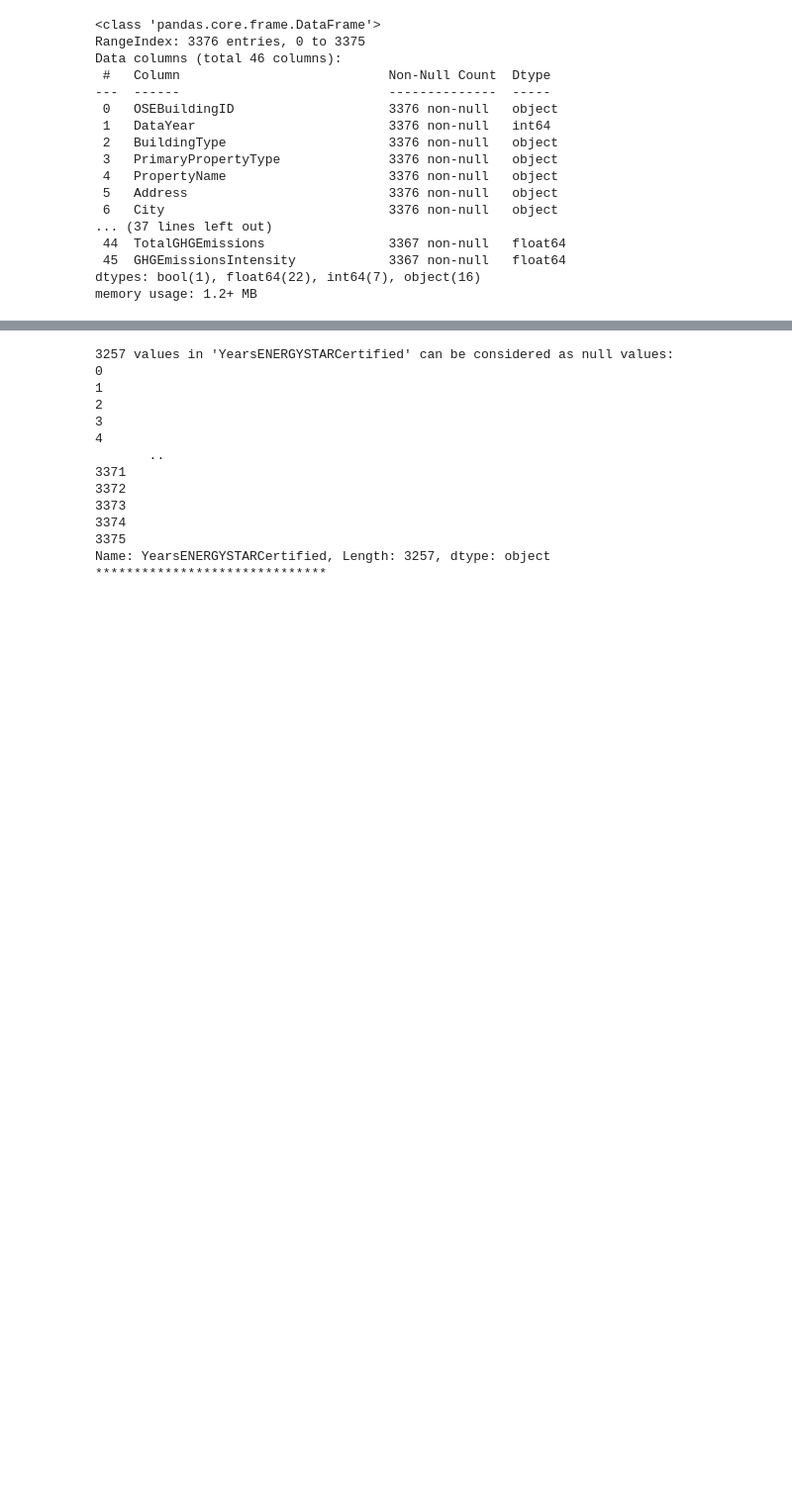
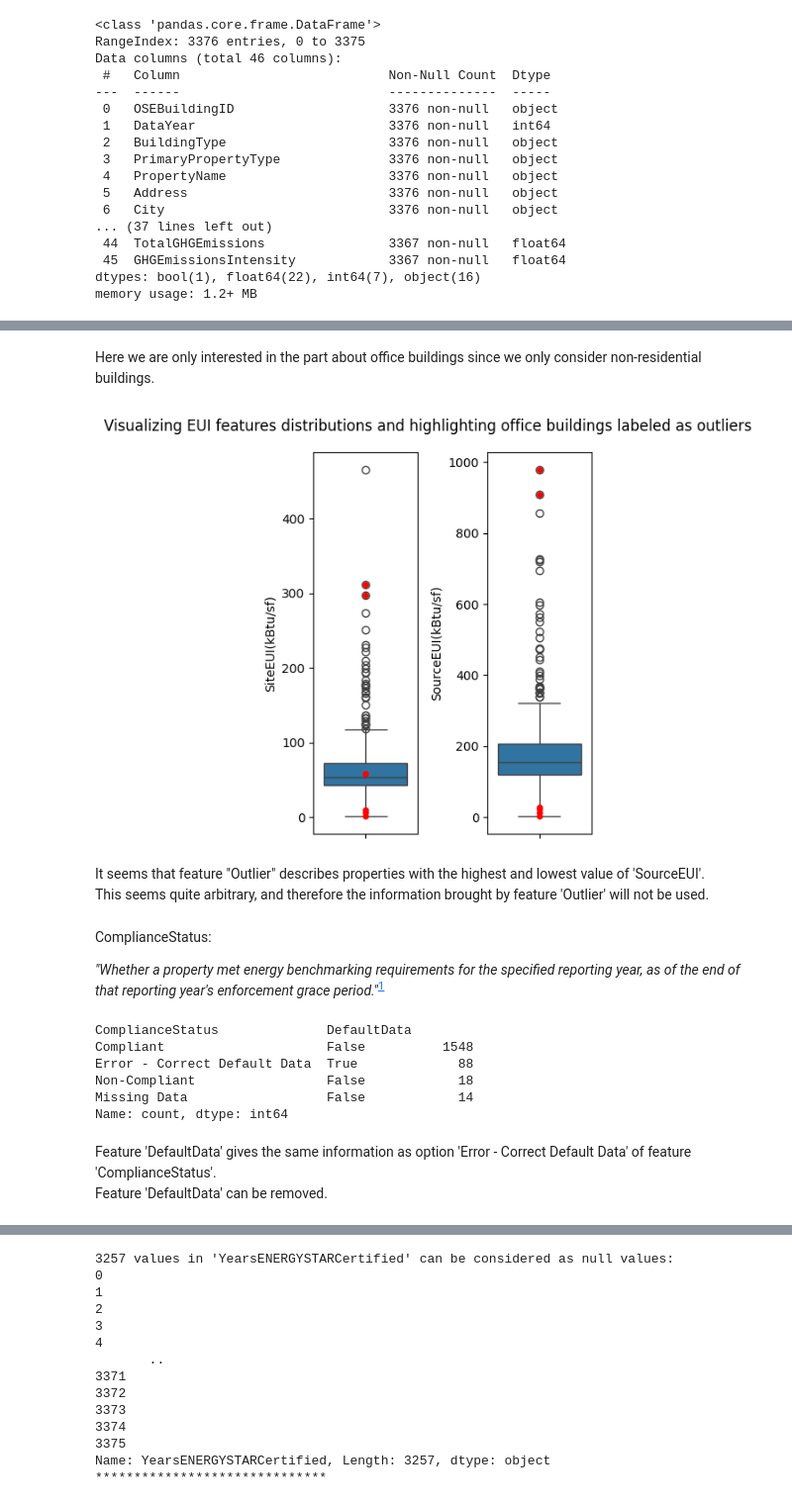
Before and after one commit to Unipto/DS_4, a Jupyter notebook: CARRE_MAXIME_1_notebook_07022025.ipynb, the cells around one changed output, grey strips where cells are left out. Shown at 99% size. Saved outputs shown, nothing was run; the diff lists cells and outputs as text; code cells hidden in the pictures; blank space fills up the shorter version.

```diff
--- a/CARRE_MAXIME_1_notebook_07022025.ipynb
+++ b/CARRE_MAXIME_1_notebook_07022025.ipynb
@@ -88,0 +138,41 @@ building_energy_benchmarking.describe()
+# %% [markdown]
+Here we are only interested in the part about office buildings since we only consider non-residential buildings.
+# %%
+def boxplots_with_outliers(df:pd.DataFrame, cols:list, outlier_condition:Optional[pd.Series]=None, title:str="Boxplots"):
+  fig, axes = plt.subplots(1, len(cols), figsize=(2*len(cols),5))
+  if len(cols) > 1:
+    for col, ax in zip(cols, axes):
+      sns.boxplot(data=df, y=col, ax=ax)
+      if outlier_condition is not None:
+        sns.stripplot(data=df.loc[outlier_condition], y=col, ax=ax, jitter=False, color='r')
+  else:
+    sns.boxplot(data=df, y=cols[0], ax=axes)
+    if outlier_condition is not None:
+      sns.stripplot(data=df.loc[outlier_condition], y=cols[0], ax=axes, jitter=False, color='r')
+  fig.suptitle(title)
+  fig.tight_layout()
+# %%
+cols = ["SiteEUI(kBtu/sf)", "SourceEUI(kBtu/sf)"]
+title = "Visualizing EUI features distributions and highlighting office buildings labeled as outliers"
+boxplots_with_outliers(df=building_energy_benchmarking.loc[building_energy_benchmarking["PrimaryPropertyType"].dropna().str.contains("Office")], cols=cols, outlier_condition=building_energy_benchmarking["Outlier"].notna(), title=title)
+# %% [output]
+[figure, added]
+# %% [markdown]
+It seems that feature "Outlier" describes properties with the highest and lowest value of 'SourceEUI'.
+This seems quite arbitrary, and therefore the information brought by feature 'Outlier' will not be used.
+# %% [markdown]
+ComplianceStatus:
+
+*"Whether a property met energy benchmarking requirements for the specified reporting year, as of the end of that reporting year's enforcement grace period."*<sup>[1](#sources)</sup>
+# %%
+building_energy_benchmarking[["ComplianceStatus", "DefaultData"]].value_counts(dropna=False)
+# %% [output]
+ComplianceStatus              DefaultData
+Compliant                     False          1548
+Error - Correct Default Data  True             88
+Non-Compliant                 False            18
+Missing Data                  False            14
+Name: count, dtype: int64
+# %% [markdown]
+Feature 'DefaultData' gives the same information as option 'Error - Correct Default Data' of feature 'ComplianceStatus'.
+Feature 'DefaultData' can be removed.
```
Also changed, not shown: parts of 81 cells of this notebook, 2 other files.
